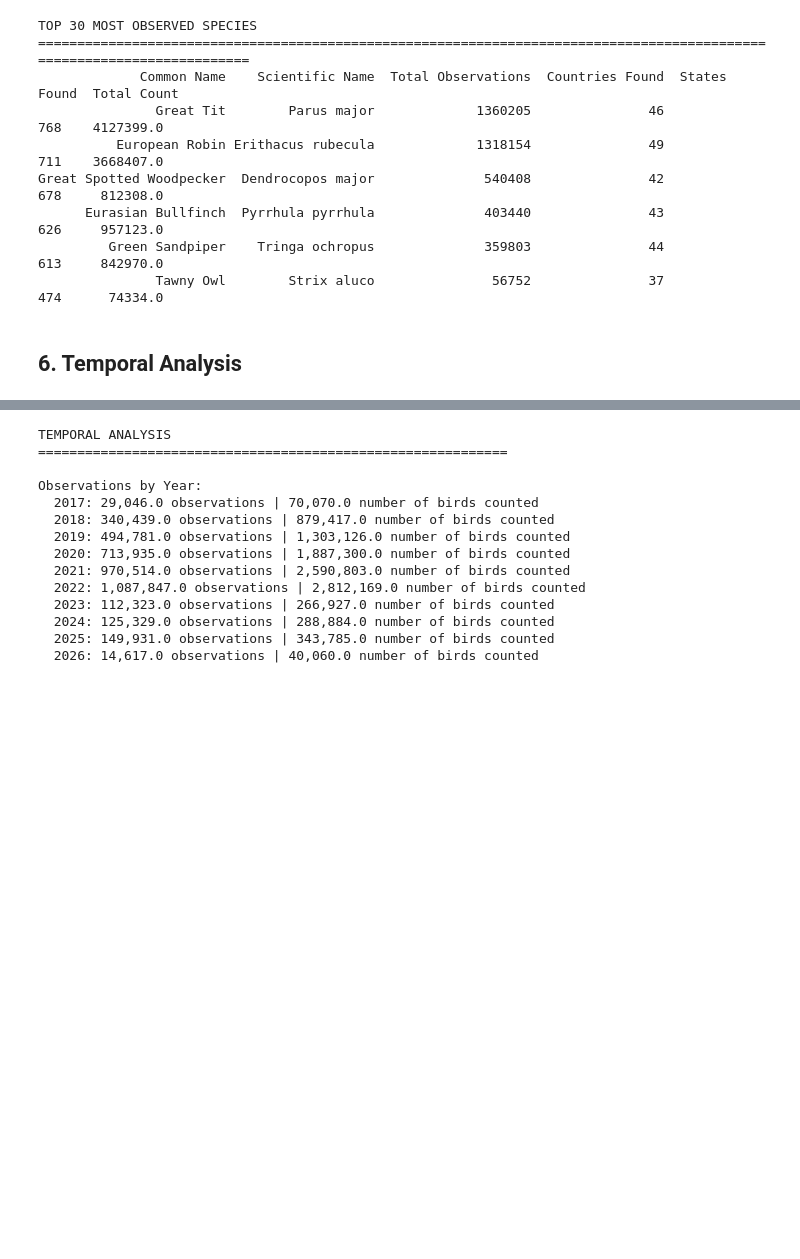
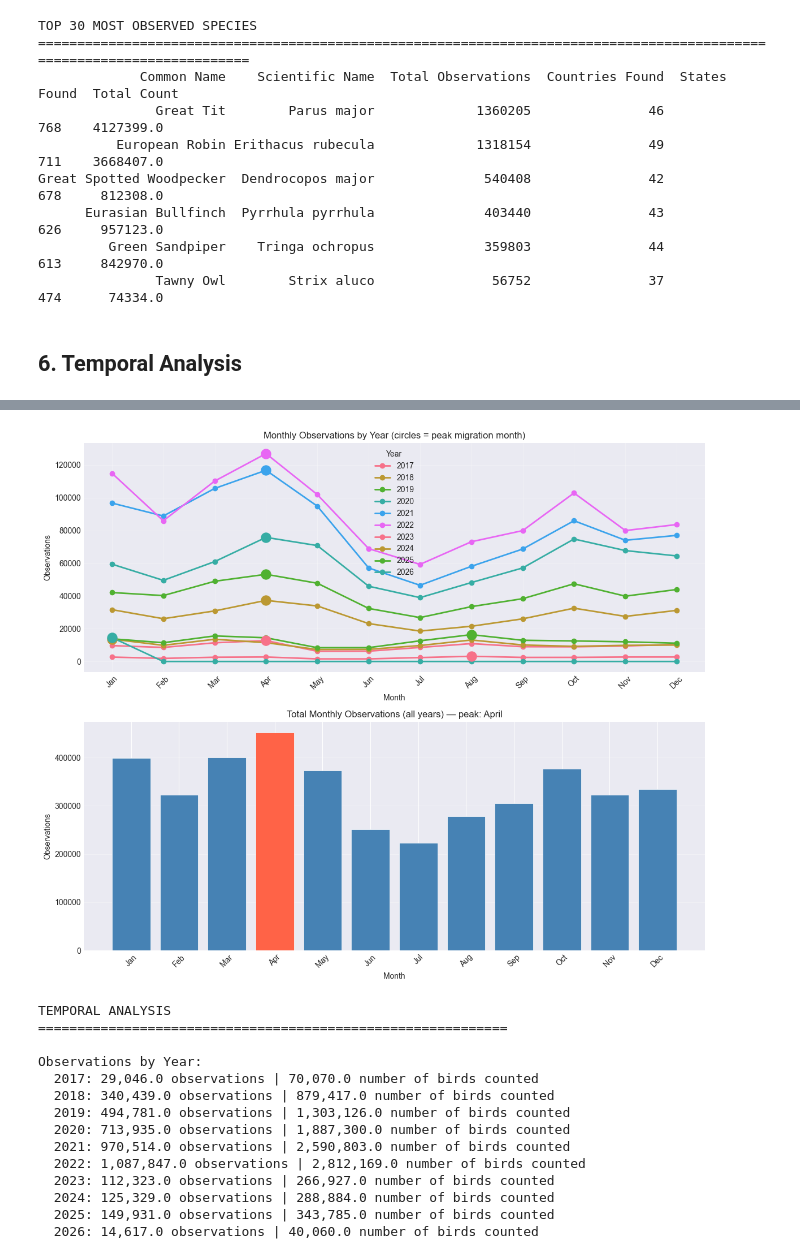
Before and after one commit to Miaaaac/ceu-ds-project-groupB-2026, a Jupyter notebook: ebird/native_european_bird_analysis.ipynb, the cells around one changed output, grey strips where cells are left out. Saved outputs shown, nothing was run; the diff lists cells and outputs as text; code cells hidden in the pictures; blank space fills up the shorter version.

Commit message:
before makiing changes to the bird analysis notebook

```diff
--- a/ebird/native_european_bird_analysis.ipynb
+++ b/ebird/native_european_bird_analysis.ipynb
@@ -413,11 +413,33 @@ for year, count in yearly_obs.items():
     if pd.notna(year):
         print(f"  {int(year)}: {count:,}")
 
-# By month
-monthly_obs = combined_df.groupby('month').size().sort_index()
+# Month each year
 month_names = {1: 'January', 2: 'February', 3: 'March', 4: 'April', 5: 'May', 6: 'June',
                7: 'July', 8: 'August', 9: 'September', 10: 'October', 11: 'November', 12: 'December'}
-print("\nObservations by Month:")
+
+peak_months_by_year = {}  # store peak month per year
+
+yearly_obs = combined_df.groupby('year').size().sort_index()
+for year in yearly_obs.index:
+    print("\nObservations by month of", int(year))
+    monthly_obs = combined_df[combined_df['year'] == year].groupby('month').size().sort_index()
+    for month, count in monthly_obs.items():
+        if pd.notna(month):
+            print(f"  {month_names[int(month)]}: {count:,}")
+
+    # Save peak month for this year
+    peak_month = monthly_obs.idxmax()
+    if pd.notna(peak_month):
+        peak_months_by_year[int(year)] = {
+            'month': int(peak_month),
+            'month_name': month_names[int(peak_month)],
+            'count': monthly_obs.max()
+        }
+        print(f"  → Peak migration month: {month_names[int(peak_month)]} ({monthly_obs.max():,} observations)")
+
+# By month (all years combined)
+monthly_obs = combined_df.groupby('month').size().sort_index()
+print("\nObservations by Month (all years):")
 for month, count in monthly_obs.items():
     if pd.notna(month):
         print(f"  {month_names[int(month)]}: {count:,}")
@@ -426,6 +448,50 @@ for month, count in monthly_obs.items():
 peak_month = monthly_obs.idxmax()
 if pd.notna(peak_month):
     print(f"\nPeak observation month: {month_names[int(peak_month)]} ({monthly_obs.max():,} observations)")
+
+# Print summary of peak months
+print("\nPeak Migration Month by Year:")
+for year, info in peak_months_by_year.items():
+    print(f"  {year}: {info['month_name']} ({info['count']:,} observations)")
+
+# Plot
+fig, axes = plt.subplots(2, 1, figsize=(12, 10))
+
+# Plot 1: Monthly observations per year (lines)
+ax1 = axes[0]
+for year in yearly_obs.index:
+    if pd.notna(year):
+        monthly = combined_df[combined_df['year'] == year].groupby('month').size().reindex(range(1, 13), fill_value=0)
+        ax1.plot(range(1, 13), monthly.values, marker='o', label=str(int(year)), linewidth=2)
+        # Mark peak month
+        if int(year) in peak_months_by_year:
+            pm = peak_months_by_year[int(year)]['month']
+            ax1.scatter(pm, monthly[pm], s=150, zorder=5)
+
+ax1.set_xticks(range(1, 13))
+ax1.set_xticklabels([month_names[m][:3] for m in range(1, 13)], rotation=45)
+ax1.set_title('Monthly Observations by Year (circles = peak migration month)')
+ax1.set_xlabel('Month')
+ax1.set_ylabel('Observations')
+ax1.legend(title='Year')
+ax1.grid(True, alpha=0.3)
+
+# Plot 2: Combined monthly observations (bar)
+ax2 = axes[1]
+colors = ['tomato' if m == int(peak_month) else 'steelblue' for m in range(1, 13)]
+monthly_all = combined_df.groupby('month').size().reindex(range(1, 13), fill_value=0)
+bars = ax2.bar(range(1, 13), monthly_all.values, color=colors, edgecolor='white', linewidth=0.5)
+ax2.set_xticks(range(1, 13))
+ax2.set_xticklabels([month_names[m][:3] for m in range(1, 13)], rotation=45)
+ax2.set_title(f'Total Monthly Observations (all years) — peak: {month_names[int(peak_month)]}')
+ax2.set_xlabel('Month')
+ax2.set_ylabel('Observations')
+ax2.grid(True, alpha=0.3, axis='y')
+
+plt.tight_layout()
+#plt.savefig('temporal_analysis.png', dpi=150, bbox_inches='tight')
+plt.show()
+#print("\nPlot saved as 'temporal_analysis.png'")
 # %% [output]
 TEMPORAL ANALYSIS
 ============================================================
@@ -447,3 +513,4 @@ Peak observation month: April (451,627 observations)
+[figure, added]
 # %%
 # Temporal distribution
 print("\nTEMPORAL ANALYSIS")
```
Also changed, not shown: parts of 22 cells of this notebook.
